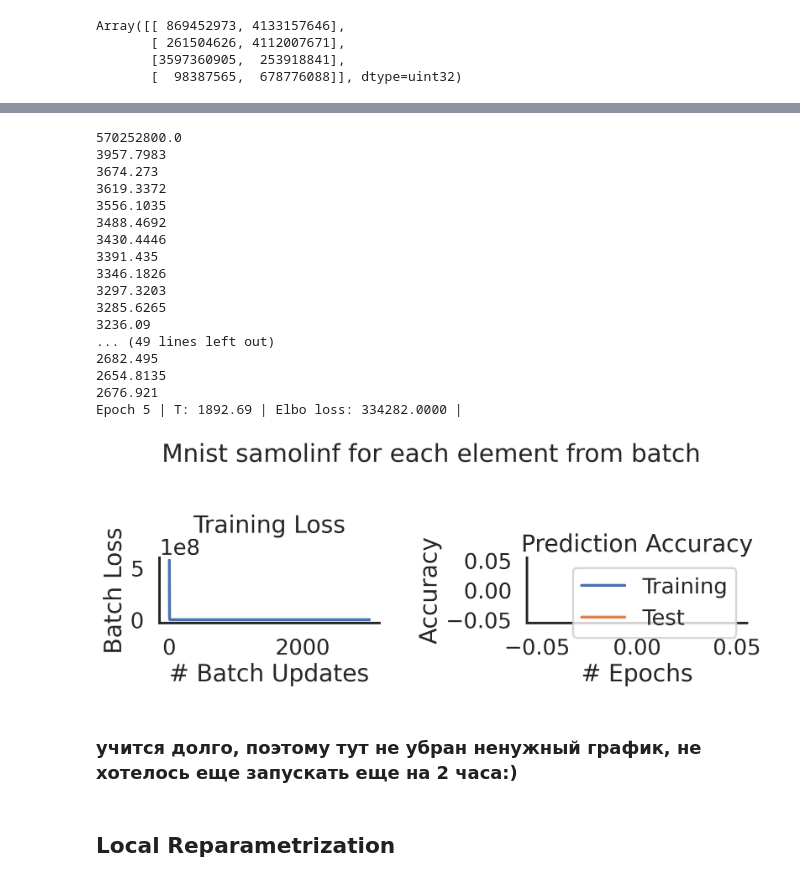
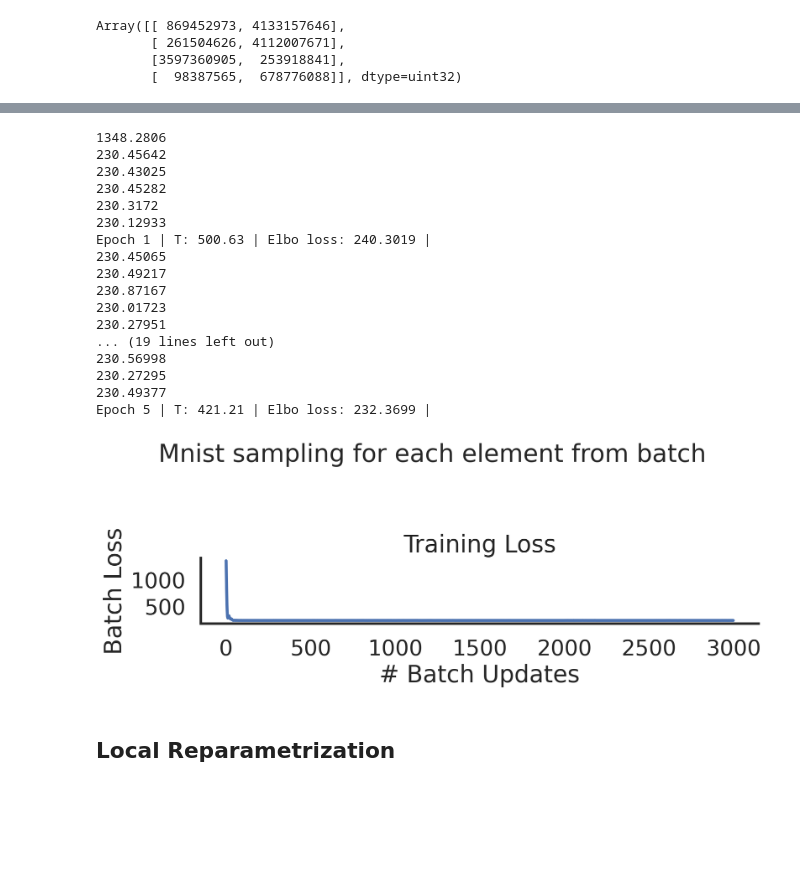
Before and after one commit to intsystems/BMM, a Jupyter notebook: task1/hw1_bmm_boeva.ipynb, the cells around one changed output, grey strips where cells are left out. Cells and saved outputs as stored; diff of their text form; code cells hidden in the pictures; blank space fills up the shorter version.

```diff
--- a/task1/hw1_bmm_boeva.ipynb
+++ b/task1/hw1_bmm_boeva.ipynb
@@ -154,7 +174,7 @@ def run_mnist_training_loop(num_epochs, opt_state, net_type="MLP", sampling="1")
 
             params, opt_state, kl_loss = update(params, x, y, opt_state)
 
-            if batch_idx % 50 == 0 and sampling=="2":
+            if batch_idx % 100 == 0 and sampling=="2":
                 print(kl_loss)
 
             train_loss_kl.append(kl_loss)
@@ -170,7 +190,7 @@ def initialize_mlp(sizes, key):
     """ Initialize the weights of all layers of a linear layer network """
     keys = random.split(key, len(sizes))
 
-    def initialize_layer(m, n, key, scale=1e-1):
+    def initialize_layer(m, n, key, scale=1e-2):
         rng = num.random.RandomState(42)
         def salimans_sample(shape):
             w = rng.normal(0,1,(shape[0],shape[1]))
@@ -242,12 +264,14 @@ Epoch 5 | T: 9.47 | Elbo loss: 15640.6729 |
 # %% [markdown]
 ## Реализация метода 2(сэмплирование весов для каждого элемента батча)
 # %%
+input_shape = 100
 def initialize_mlp(sizes, key):
     """ Initialize the weights of all layers of a linear layer network """
     keys = random.split(key, len(sizes))
 
     def initialize_layer(m, n, key, scale=1e-2):
         rng = num.random.RandomState(42)
+        input_shape
         def salimans_sample(shape):
             w = rng.normal(0,1,(shape[0],shape[1]))
             w -= np.mean(w, axis=0, keepdims=True)
@@ -261,7 +285,7 @@ def initialize_mlp(sizes, key):
         W = salimans_sample((n, m))
         #W_noised = W*(1. + random.normal(w_key, W.shape)*np.sqrt(alpha))
 
-        W_noised = W*(1 + random.normal(w_key, (28*28,
+        W_noised = W*(1 + random.normal(w_key, (100,
                         W.shape[0],
                         W.shape[1]))*np.sqrt(alpha))
 
@@ -311,37 +329,35 @@ Finally, for logging purposes we compute the accuracy as well.
 # %%
 step_size = 1e-3
 opt_init, opt_update, get_params = optimizers.adam(step_size)
 opt_state = opt_init(params)
 
 num_epochs = 5
 num_classes = 10
 train_loss, train_log, test_log = run_mnist_training_loop(num_epochs,
                                                           opt_state,
                                                           net_type="MLP",
                                                           sampling ="2")
 
 # Plot the loss curve over time
-from helpers import plot_mnist_performance
+#from helpers import plot_mnist_performance
 plot_mnist_performance(train_loss, train_log, test_log,
-                       "Mnist samolinf for each element from batch")
+                       "Mnist sampling for each element from batch")
 # %% [output]
-570252800.0
-3957.7983
-3674.273
-3619.3372
-3556.1035
-3488.4692
-3430.4446
-3391.435
-3346.1826
-3297.3203
-3285.6265
-3236.09
-... (49 lines left out)
-2682.495
-2654.8135
-2676.921
-Epoch 5 | T: 1892.69 | Elbo loss: 334282.0000 |
+1348.2806
+230.45642
+230.43025
+230.45282
+230.3172
+230.12933
+Epoch 1 | T: 500.63 | Elbo loss: 240.3019 |
+230.45065
+230.49217
+230.87167
+230.01723
+230.27951
+... (19 lines left out)
+230.56998
+230.27295
+230.49377
+Epoch 5 | T: 421.21 | Elbo loss: 232.3699 |
-[figure, old version]
+[figure, new version]
-# %% [markdown]
-### учится долго, поэтому тут не убран ненужный график, не хотелось еще запускать еще на 2 часа:)
```
Also changed, not shown: parts of 12 cells of this notebook.
